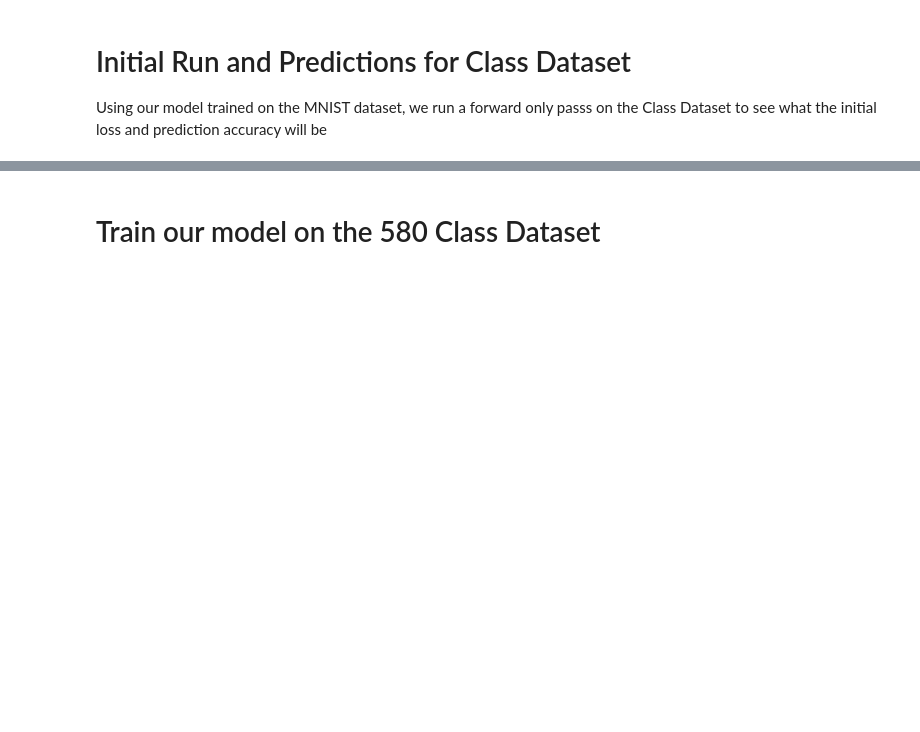
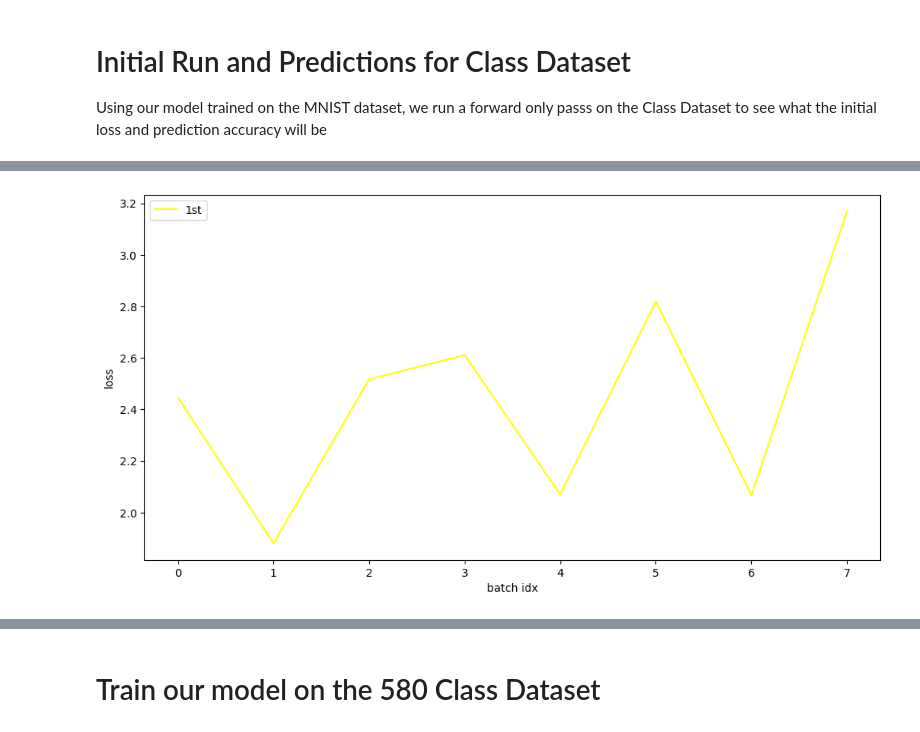
Before and after one commit to akleinecke/580_FinalProject_Fall24, a Jupyter notebook: Group 5 Final Project.ipynb, the cells around one changed output, grey strips where cells are left out. Drawn from its saved outputs; the diff is of its cells as text; code cells hidden in the pictures; blank space fills up the shorter version.

```diff
--- a/Group 5 Final Project.ipynb
+++ b/Group 5 Final Project.ipynb
@@ -912,14 +911,14 @@ NameError: name 'struct' is not defined
 Using our model trained on the MNIST dataset, we run a forward only passs on the Class Dataset to see what the initial loss and prediction accuracy will be
 # %%
 # Get the Class Data
-custom_dataset = TensorDataset(images_tensor, labels_tensor)
-custom_loader = DataLoader(custom_dataset, batch_size=64, shuffle=False)
+initial_dataset = TensorDataset(images_tensor, labels_tensor)
+initial_loader = DataLoader(initial_dataset, batch_size=64, shuffle=True)
 
 model.train()
 losses = []
 running_loss = 0.0
 epoch_losses = []
-for images, labels in custom_loader:
+for images, labels in initial_loader:
     images = images.view(images.size(0), -1) # Flatten our images to 784 (28x28)
 
     # Zero out the gradients
@@ -934,8 +933,8 @@ for images, labels in custom_loader:
     running_loss += loss.item()
     epoch_losses.append(loss.item())
 losses.append(epoch_losses)
-print(f"Loss: {running_loss/len(custom_loader):.4f}")
-x = np.arange(len(custom_loader))
+print(f"Loss: {running_loss/len(initial_loader):.4f}")
+x = np.arange(len(initial_loader))
 plt.figure(figsize=[12, 6])
 plt.plot(x, losses[0], color='yellow', label="1st")
 plt.xlabel('batch idx')
@@ -947,3 +946,4 @@ NameError: name 'images_tensor' is not defined
+[figure, added]
 # %%
 %matplotlib inline
 from torch.utils.data import TensorDataset, DataLoader
```
Also changed, not shown: parts of 15 cells of this notebook.
